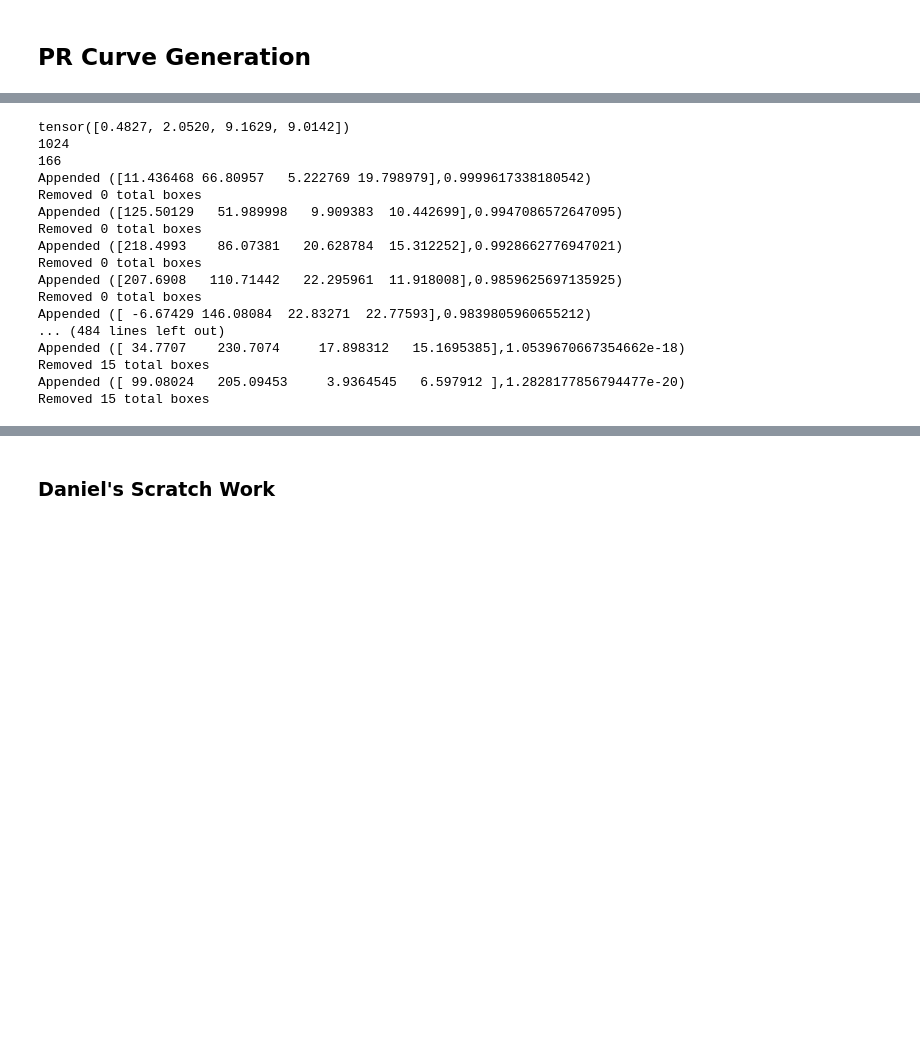
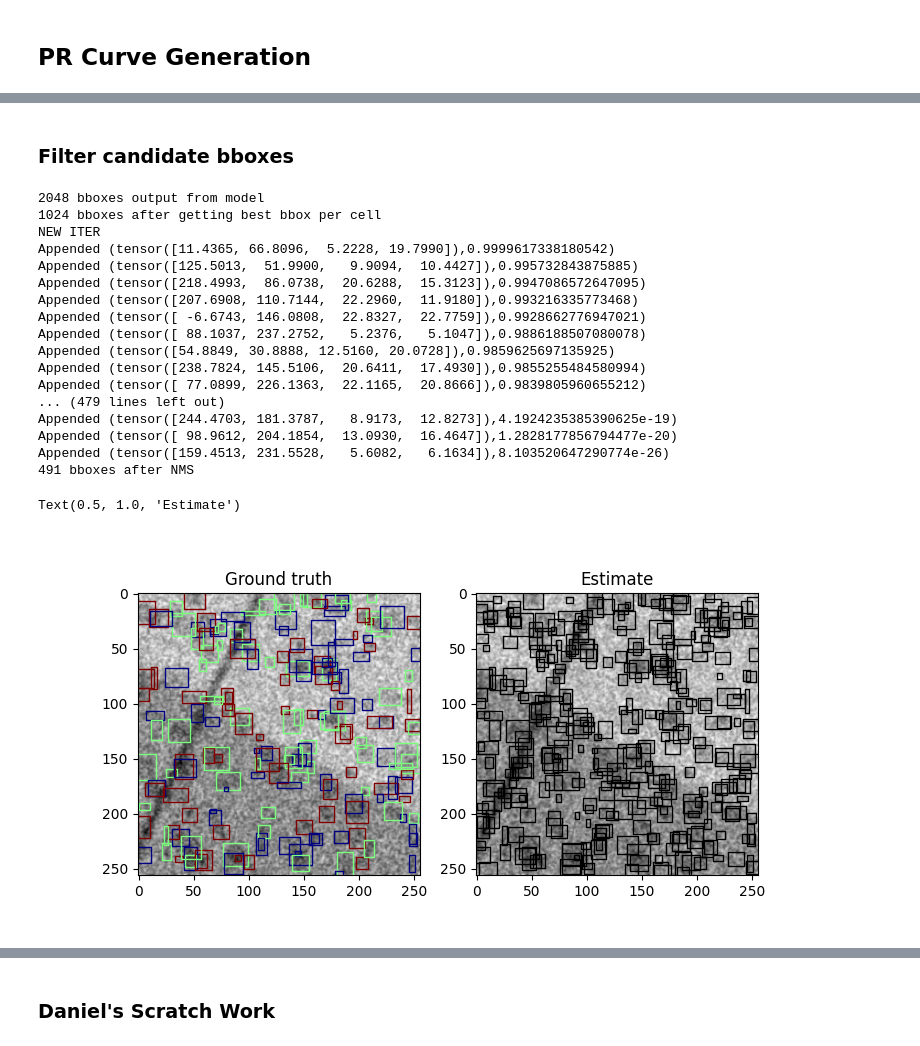
Before and after one commit to twardlab/yolo_model, a Jupyter notebook: yolo_example.ipynb, the cells around one changed output, grey strips where cells are left out. Saved outputs shown, nothing was run; the diff lists cells and outputs as text; code cells hidden in the pictures; blank space fills up the shorter version.

```diff
--- a/yolo_example.ipynb
+++ b/yolo_example.ipynb
@@ -501,42 +469,59 @@ KeyboardInterrupt:
+# %% [markdown]
+### Filter candidate bboxes
 # %%
-from sklearn.metrics import precision_recall_curve
 
 # bbox = [cx, cy, w, h, conf]
 I,bbox,cls = groundtruth[0]
 out = net(torch.tensor(I,dtype=dtype)[None])
 bboxes,data = convert_data(out,net.B,net.stride)
 scores = data[:,-1]
+print(f'{len(bboxes)} bboxes output from model')
 
 # Reduces # of guesses by factor of 2
 bboxes_,scores_ = get_best_bounding_box_per_cell(bboxes,scores.clone().detach(),net.B)
+print(f'{len(bboxes_)} bboxes after getting best bbox per cell')
 
 # Remove low confidence guesses
-bboxes_,scores_ = remove_low_conf_bbox(bboxes_,scores_)
+# bboxes_,scores_ = remove_low_conf_bbox(bboxes_,scores_)
+# print(f'{len(bboxes_)} bboxes after removing low conf bboxes')
 
 # Perform NMS on filtered guesses
 bboxes_,scores_ = NMS(bboxes_, scores_)
-
-iou_threshold  = [round(x,2) for x in list(np.arange(0.5,1.0,0.05))]
-conf_threshold = [round(x,2) for x in list(np.arange(0,1.0,0.01))]
-
-# for iou in iou_threshold:
-#     for conf in conf_threshold:
-#         for bbox in bboxes:
+print(f'{len(bboxes_)} bboxes after NMS')
 # %% [output]
-tensor([0.4827, 2.0520, 9.1629, 9.0142])
-1024
-166
-Appended ([11.436468 66.80957   5.222769 19.798979],0.9999617338180542)
-Removed 0 total boxes
-Appended ([125.50129   51.989998   9.909383  10.442699],0.9947086572647095)
-Removed 0 total boxes
-Appended ([218.4993    86.07381   20.628784  15.312252],0.9928662776947021)
-Removed 0 total boxes
-Appended ([207.6908   110.71442   22.295961  11.918008],0.9859625697135925)
-Removed 0 total boxes
-Appended ([ -6.67429 146.08084  22.83271  22.77593],0.9839805960655212)
-... (484 lines left out)
-Appended ([ 34.7707    230.7074     17.898312   15.1695385],1.0539670667354662e-18)
-Removed 15 total boxes
-Appended ([ 99.08024   205.09453     3.9364545   6.597912 ],1.2828177856794477e-20)
-Removed 15 total boxes
+2048 bboxes output from model
+1024 bboxes after getting best bbox per cell
+NEW ITER
+Appended (tensor([11.4365, 66.8096,  5.2228, 19.7990]),0.9999617338180542)
+Appended (tensor([125.5013,  51.9900,   9.9094,  10.4427]),0.995732843875885)
+Appended (tensor([218.4993,  86.0738,  20.6288,  15.3123]),0.9947086572647095)
+Appended (tensor([207.6908, 110.7144,  22.2960,  11.9180]),0.993216335773468)
+Appended (tensor([ -6.6743, 146.0808,  22.8327,  22.7759]),0.9928662776947021)
+Appended (tensor([ 88.1037, 237.2752,   5.2376,   5.1047]),0.9886188507080078)
+Appended (tensor([54.8849, 30.8888, 12.5160, 20.0728]),0.9859625697135925)
+Appended (tensor([238.7824, 145.5106,  20.6411,  17.4930]),0.9855255484580994)
+Appended (tensor([ 77.0899, 226.1363,  22.1165,  20.8666]),0.9839805960655212)
+... (479 lines left out)
+Appended (tensor([244.4703, 181.3787,   8.9173,  12.8273]),4.1924235385390625e-19)
+Appended (tensor([ 98.9612, 204.1854,  13.0930,  16.4647]),1.2828177856794477e-20)
+Appended (tensor([159.4513, 231.5528,   5.6082,   6.1634]),8.103520647290774e-26)
+491 bboxes after NMS
+# %%
+I,bbox,cl = groundtruth[0]
+fig,axs = plt.subplots(1,2)
+fig.set_size_inches(8,4)
+
+imshow(I,axs[0],cmap='gray')
+polys = bbox_to_rectangles(np.asarray(bbox),fc='none')
+polys.set_edgecolor(plt.cm.jet(cl*255//(nclasses-1)))
+axs[0].add_collection(polys)
+axs[0].set_title('Ground truth')
+
+imshow(I,axs[1],cmap='gray')
+polys = bbox_to_rectangles(np.asarray(bboxes_),fc='none')
+# polys.set_edgecolor(plt.cm.jet(cl*255//(nclasses-1)))
+axs[1].add_collection(polys)
+axs[1].set_title('Estimate')
+# %% [output]
+Text(0.5, 1.0, 'Estimate')
+[figure, added]
```
Also changed, not shown: parts of 7 cells of this notebook.
